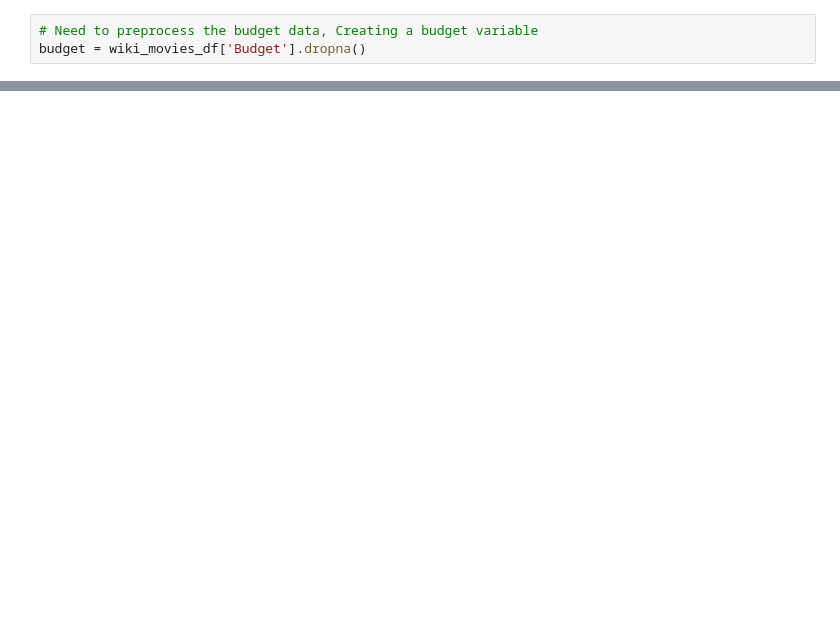
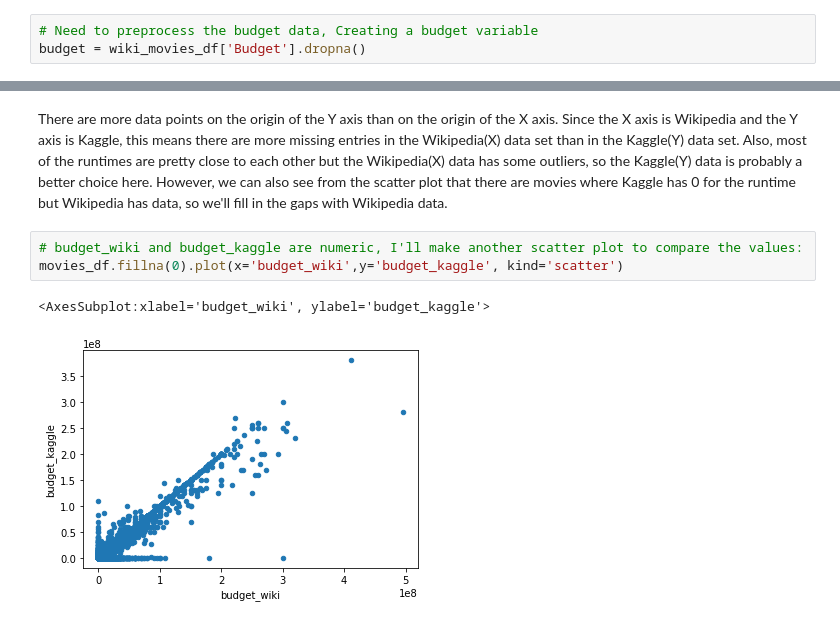
Before and after one commit to shamayun/Movies-ETL, a Jupyter notebook: ETL_Practice.ipynb, the cells around one changed output, grey strips where cells are left out. Saved outputs shown, nothing was run; the diff lists cells and outputs as text; blank space fills up the shorter version.

```diff
--- a/ETL_Practice.ipynb
+++ b/ETL_Practice.ipynb
@@ -900,0 +942,8 @@ Name: rating, dtype: float64
+# %% [markdown]
+There are more data points on the origin of the Y axis than on the origin of the X axis. Since the X axis is Wikipedia and the Y axis is Kaggle, this means there are more missing entries in the Wikipedia(X) data set than in the Kaggle(Y) data set. Also, most of the runtimes are pretty close to each other but the Wikipedia(X) data has some outliers, so the Kaggle(Y) data is probably a better choice here. However, we can also see from the scatter plot that there are movies where Kaggle has 0 for the runtime but Wikipedia has data, so we'll fill in the gaps with Wikipedia data.
+# %%
+# budget_wiki and budget_kaggle are numeric, I'll make another scatter plot to compare the values:
+movies_df.fillna(0).plot(x='budget_wiki',y='budget_kaggle', kind='scatter')
+# %% [output]
+<AxesSubplot:xlabel='budget_wiki', ylabel='budget_kaggle'>
+[figure, added]
```
Also changed, not shown: parts of 130 cells of this notebook.
